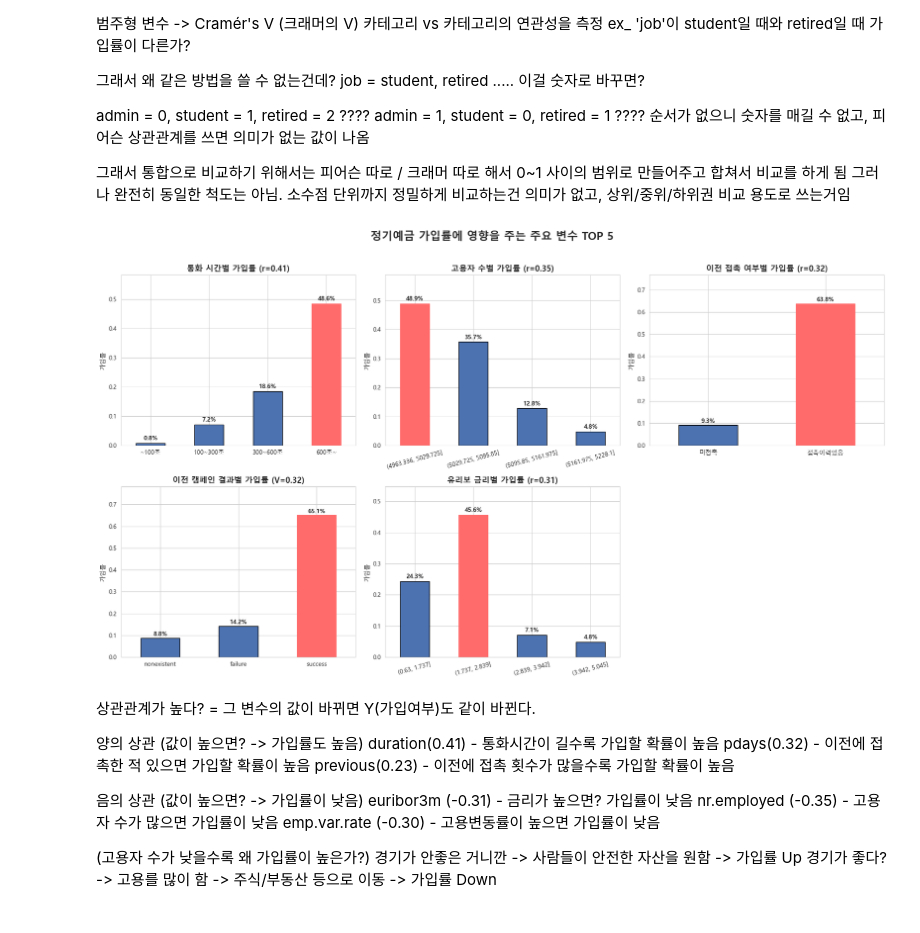
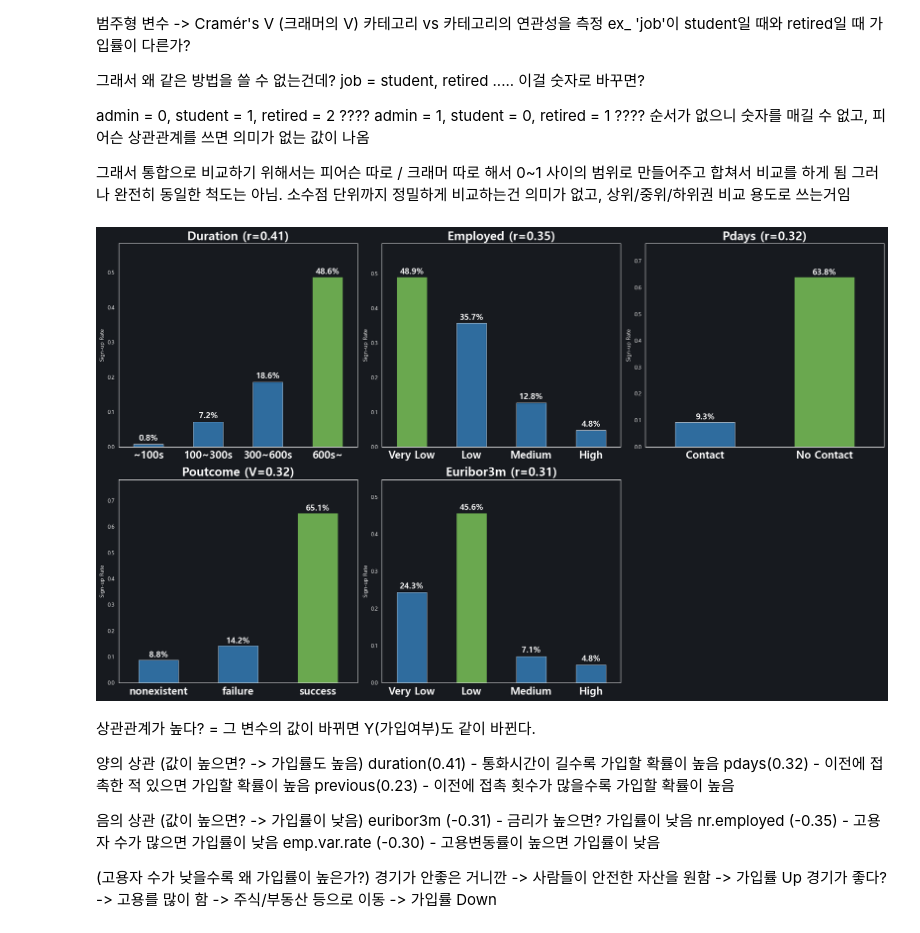
Before and after one commit to doorunderground/project4, a Jupyter notebook: EDA.ipynb, the cells around one changed output. Saved outputs shown, nothing was run; the diff lists cells and outputs as text; code cells hidden in the pictures.

```diff
--- a/EDA.ipynb
+++ b/EDA.ipynb
@@ -242,73 +242,81 @@ admin = 1, student = 0, retired = 1 ????
 그래서 통합으로 비교하기 위해서는 피어슨 따로 / 크래머 따로 해서 0~1 사이의 범위로 만들어주고 합쳐서 비교를 하게 됨
 그러나 완전히 동일한 척도는 아님. 소수점 단위까지 정밀하게 비교하는건 의미가 없고,  상위/중위/하위권 비교  용도로 쓰는거임
 # %%
-#상관관계가 높은 거 Top 5
+sns.set_style("dark") # 배경을 어둡게
+plt.rcParams["font.family"] = "Malgun Gothic"
+plt.rcParams['text.color'] = 'white'      # 기본 글자색 흰색
+plt.rcParams['axes.labelcolor'] = 'white' # 축 라벨 색상 흰색
+plt.rcParams['xtick.color'] = 'white'     # x축 눈금 색상 흰색
+plt.rcParams['ytick.color'] = 'white'     # y축 눈금 색상 흰색
 
-import matplotlib.pyplot as plt
-import seaborn as sns
-import pandas as pd
+# 전체 배경색 설정 (짙은 회색 계열이 눈이 덜 아파요)
+bg_color = "#171A1F"
 
-sns.set_style("whitegrid")
-plt.rcParams["font.family"] = "Malgun Gothic"
+fig, axes = plt.subplots(2, 3, figsize=(20, 12), facecolor=bg_color)
 
-fig, axes = plt.subplots(2, 3, figsize=(18, 10))
-
-main_color = "#4C72B0"
-highlight_color = "#ff6b6b"
+main_color = "#2F6C9E"
+highlight_color = "#6AA84F"
 
 def plot_bar(rate, ax, title, rotation=0):
-    bars = rate.plot(kind="bar", ax=ax, color=main_color, edgecolor="black")
+    # 각 차트의 내부 배경색 설정
+    ax.set_facecolor(bg_color)
 
-    # 가장 높은 값 강조
+    bars = rate.plot(kind="bar", ax=ax, color=main_color, edgecolor="white", linewidth=0.5)
+
     max_idx = rate.values.argmax()
     bars.patches[max_idx].set_color(highlight_color)
 
-    # 퍼센트 표시
     for i, v in enumerate(rate):
-        ax.text(i, v + 0.01, f"{v*100:.1f}%", ha="center", fontsize=10, fontweight="bold")
+        ax.text(i, v + 0.01, f"{v*100:.1f}%", ha="center",
+                fontsize=15, fontweight="bold", color="white") # 텍스트도 흰색
 
-    ax.set_title(title, fontsize=13, fontweight="bold")
-    ax.set_ylabel("가입률")
+    ax.set_title(title, fontsize=22, fontweight="bold", color="white")
+    ax.set_ylabel("Sign-up Rate", color="white")
     ax.set_xlabel("")
-    ax.set_xticklabels(ax.get_xticklabels(), rotation=rotation)
+    ax.set_xticklabels(ax.get_xticklabels(), rotation=rotation, color="white", fontsize=19, fontweight="semibold")
     ax.set_ylim(0, rate.max() * 1.2)
 
+    # 테두리(spine) 색상도 흰색으로 반전
+    for spine in ax.spines.values():
+        spine.set_edgecolor('white')
 
+# --- 데이터 분석 및 플로팅 부분 (동일) ---
 # 1️⃣ duration
 df["duration_group"] = pd.cut(df["duration"], bins=[0, 100, 300, 600, 5000],
-                              labels=["~100초", "100~300초", "300~600초", "600초~"])
-rate = df.groupby("duration_group", observed=False)["y"].apply(lambda x: (x == "yes").mean())
-plot_bar(rate, axes[0, 0], "통화 시간별 가입률 (r=0.41)")
+                              labels=["~100s", "100~300s", "300~600s", "600s~"])
+rate_dur = df.groupby("duration_group", observed=False)["y"].apply(lambda x: (x == "yes").mean())
+plot_bar(rate_dur, axes[0, 0], "Duration (r=0.41)")
 
 # 2️⃣ nr.employed
-df["nr_group"] = pd.cut(df["nr.employed"], bins=4)
-rate = df.groupby("nr_group", observed=False)["y"].apply(lambda x: (x == "yes").mean())
-plot_bar(rate, axes[0, 1], "고용자 수별 가입률 (r=0.35)", rotation=15)
+group_names = ['Very Low', 'Low', 'Medium', 'High']
+df["nr_group"] = pd.cut(df["nr.employed"], bins=4, labels=group_names)
+rate_nr = df.groupby("nr_group", observed=False)["y"].apply(lambda x: (x == "yes").mean())
+plot_bar(rate_nr, axes[0, 1], "Employed (r=0.35)", rotation=0)
 
 # 3️⃣ pdays
-df["pdays_group"] = df["pdays"].apply(lambda x: "미접촉" if x == 999 else "접촉이력있음")
-rate = df.groupby("pdays_group", observed=False)["y"].apply(lambda x: (x == "yes").mean())
-plot_bar(rate, axes[0, 2], "이전 접촉 여부별 가입률 (r=0.32)")
+# 오타 수정: Contact
+df["pdays_group"] = df["pdays"].apply(lambda x: "Contact" if x == 999 else "No Contact")
+rate_pdays = df.groupby("pdays_group", observed=False)["y"].apply(lambda x: (x == "yes").mean())
+plot_bar(rate_pdays, axes[0, 2], "Pdays (r=0.32)")
 
 # 4️⃣ poutcome
-rate = df.groupby("poutcome", observed=False)["y"].apply(lambda x: (x == "yes").mean()).sort_values()
-plot_bar(rate, axes[1, 0], "이전 캠페인 결과별 가입률 (V=0.32)")
+rate_pout = df.groupby("poutcome", observed=False)["y"].apply(lambda x: (x == "yes").mean()).sort_values()
+plot_bar(rate_pout, axes[1, 0], "Poutcome (V=0.32)")
 
 # 5️⃣ euribor3m
-df["euribor_group"] = pd.cut(df["euribor3m"], bins=4)
-rate = df.groupby("euribor_group", observed=False)["y"].apply(lambda x: (x == "yes").mean())
-plot_bar(rate, axes[1, 1], "유리보 금리별 가입률 (r=0.31)", rotation=15)
+df["euribor_group"] = pd.cut(df["euribor3m"], bins=4, labels=group_names)
+rate_eur = df.groupby("euribor_group", observed=False)["y"].apply(lambda x: (x == "yes").mean())
+plot_bar(rate_eur, axes[1, 1], "Euribor3m (r=0.31)", rotation=0)
 
 # 6️⃣ 빈 subplot 제거
 axes[1, 2].axis("off")
 
-plt.suptitle("정기예금 가입률에 영향을 주는 주요 변수 TOP 5",
-             fontsize=18, fontweight="bold", y=1.02)
+#plt.suptitle("Major Predictors TOP 5", fontsize=20, fontweight="bold", y=1.02, color="white")
 
 plt.tight_layout()
 plt.show()
 # %% [output]
-[figure, old version]
+[figure, new version]
 # %% [markdown]
 상관관계가 높다? = 그 변수의 값이 바뀌면 Y(가입여부)도 같이 바뀐다.
 
```
Also changed, not shown: 3 other files.
